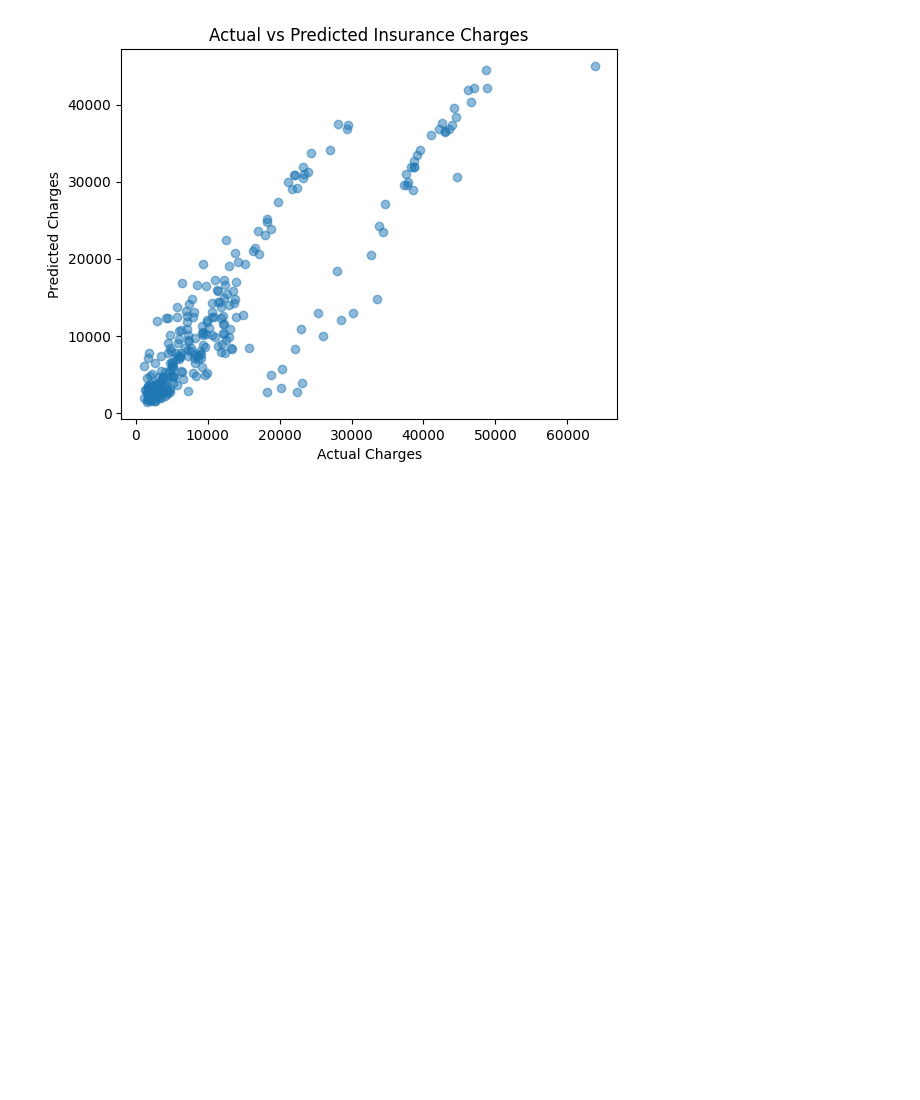
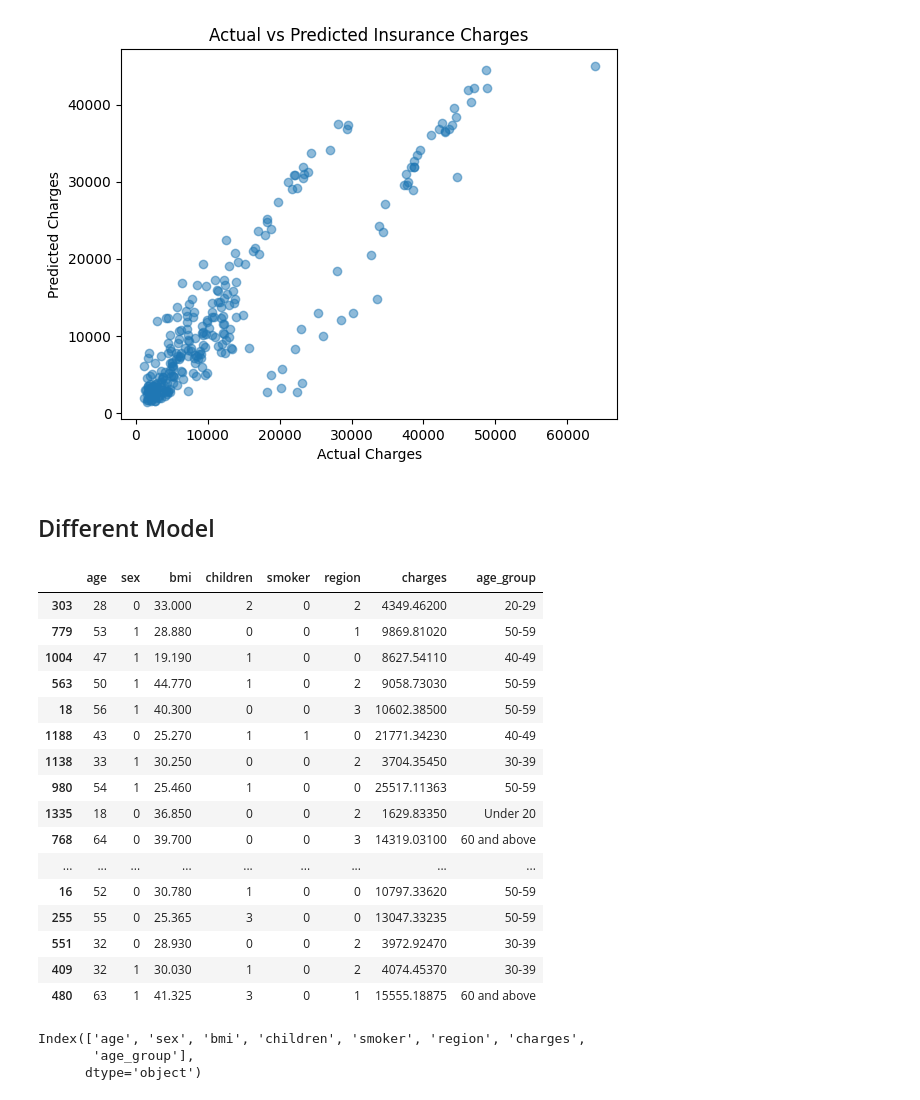
Before and after one commit to SaloWi/cas_mod4, a Jupyter notebook: M6_Project.ipynb, the cells around one changed output. Saved outputs shown, nothing was run; the diff lists cells and outputs as text; code cells hidden in the pictures; blank space fills up the shorter version.

```diff
--- a/M6_Project.ipynb
+++ b/M6_Project.ipynb
@@ -222,3 +236,25 @@ Test Loss (MSE): 32480318.0
 Test Mean Absolute Error (MAE): 4035.398681640625
 9/9 ━━━━━━━━━━━━━━━━━━━━ 0s 8ms/step
 [figure]
+# %% [markdown]
+## Different Model
+# %%
+data.sample(20)
+# %% [output]
+|  | age | sex | bmi | children | smoker | region | charges | age_group |
+| 303 | 28 | 0 | 33.000 | 2 | 0 | 2 | 4349.46200 | 20-29 |
+| 779 | 53 | 1 | 28.880 | 0 | 0 | 1 | 9869.81020 | 50-59 |
+| 1004 | 47 | 1 | 19.190 | 1 | 0 | 0 | 8627.54110 | 40-49 |
+| 563 | 50 | 1 | 44.770 | 1 | 0 | 2 | 9058.73030 | 50-59 |
+| 18 | 56 | 1 | 40.300 | 0 | 0 | 3 | 10602.38500 | 50-59 |
+| 1188 | 43 | 0 | 25.270 | 1 | 1 | 0 | 21771.34230 | 40-49 |
+| 1138 | 33 | 1 | 30.250 | 0 | 0 | 2 | 3704.35450 | 30-39 |
+| 980 | 54 | 1 | 25.460 | 1 | 0 | 0 | 25517.11363 | 50-59 |
+| 1335 | 18 | 0 | 36.850 | 0 | 0 | 2 | 1629.83350 | Under 20 |
+| 768 | 64 | 0 | 39.700 | 0 | 0 | 3 | 14319.03100 | 60 and above |
+| ... | ... | ... | ... | ... | ... | ... | ... | ... |
+| 16 | 52 | 0 | 30.780 | 1 | 0 | 0 | 10797.33620 | 50-59 |
+| 255 | 55 | 0 | 25.365 | 3 | 0 | 0 | 13047.33235 | 50-59 |
+| 551 | 32 | 0 | 28.930 | 0 | 0 | 2 | 3972.92470 | 30-39 |
+| 409 | 32 | 1 | 30.030 | 1 | 0 | 2 | 4074.45370 | 30-39 |
+| 480 | 63 | 1 | 41.325 | 3 | 0 | 1 | 15555.18875 | 60 and above |
@@ -224,0 +264,6 @@ Test Mean Absolute Error (MAE): 4035.398681640625
+# %%
+print(data.columns)
+# %% [output]
+Index(['age', 'sex', 'bmi', 'children', 'smoker', 'region', 'charges',
+       'age_group'],
+      dtype='object')
```
Also changed, not shown: parts of 15 cells of this notebook.
